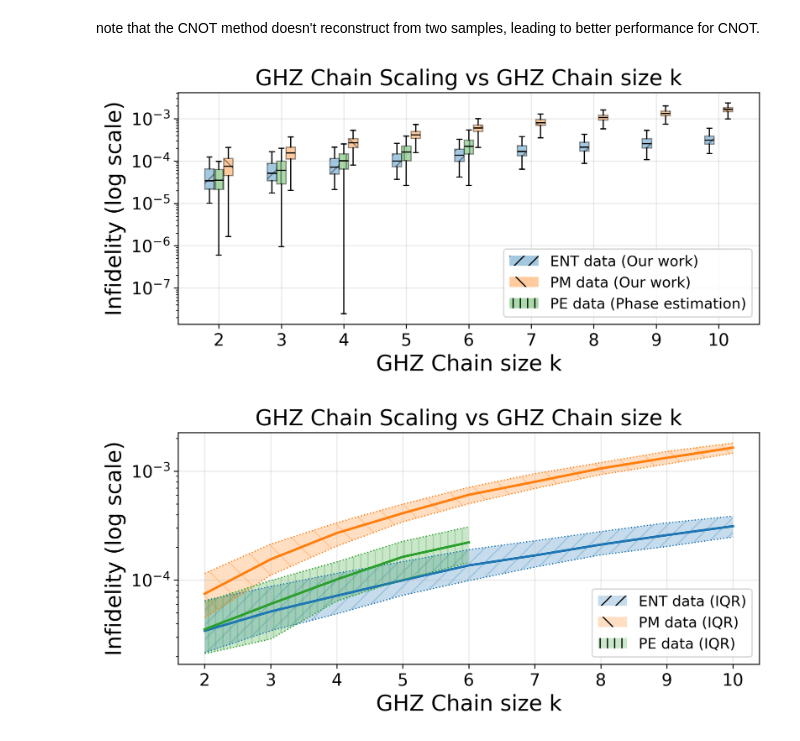
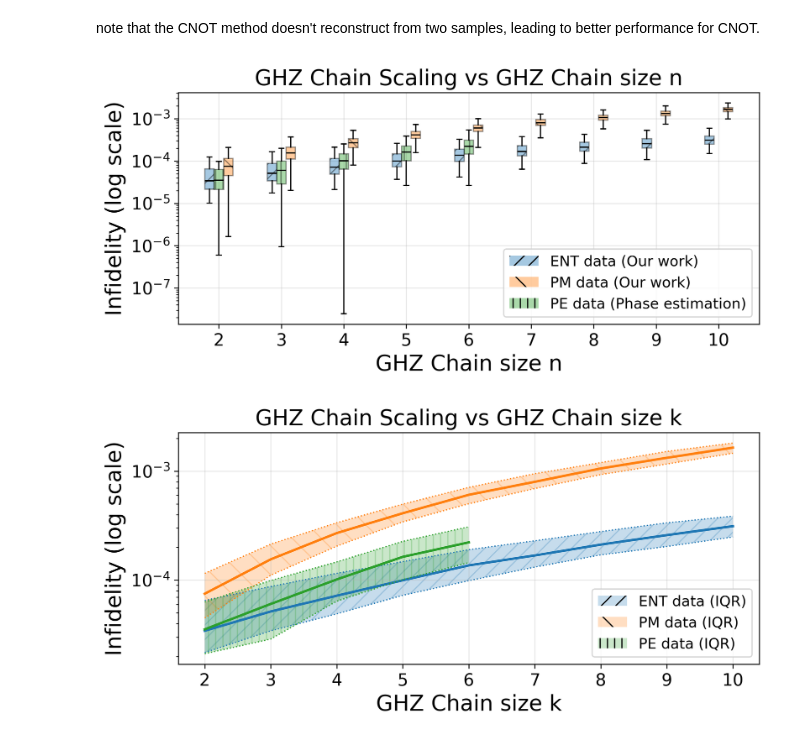
Before and after one commit to ypwk/pure-state-tomography, a Jupyter notebook: paper_plotting.ipynb, the cells around one changed output. Saved outputs shown, nothing was run; the diff lists cells and outputs as text; code cells hidden in the pictures.

```diff
--- a/paper_plotting.ipynb
+++ b/paper_plotting.ipynb
@@ -794,38 +794,38 @@ def plot_simple_noise_scaling(
     ax.set_yscale("log")
     ax.set_xticks(ks)
     ax.set_xticklabels([str(k) for k in ks])
-    ax.set_xlabel("GHZ Chain size k")
+    ax.set_xlabel("GHZ Chain size n")
     ax.set_ylabel("Infidelity (log scale)")
-    ax.set_title("GHZ Chain Scaling vs GHZ Chain size k")
+    ax.set_title("GHZ Chain Scaling vs GHZ Chain size n")
     ax.grid(alpha=0.3)
 
     mst_patch = mpatches.Patch(facecolor=color_mst, alpha=0.4, hatch="//",
                                label="ENT data (Our work)")
     pm_patch  = mpatches.Patch(facecolor=color_pm,  alpha=0.4, hatch="\\",
                                label="PM data (Our work)")
     csv_patch = mpatches.Patch(facecolor=color_pe, alpha=0.4, hatch="||", label="PE data (Phase estimation)")
     ax.legend(handles=[mst_patch, pm_patch, csv_patch], loc="lower right")
 
     plt.tight_layout()
     plt.show()
 
 
 # ============================================================
 # === Call it =================================================
 # ============================================================
 
 plot_simple_noise_scaling(
     n_min=2,
     n_max=15,
     p_1q=4.239e-4,   # from custom_params["p_1q"]
     p_2q=3.416e-3,   # from custom_params["p_2q"]
     p_meas=1e-2,     # from custom_params["p_meas"]
     shots=16384,
     dim_alpha=1.0,
     plot_fit=False
 )
 # %% [output]
-[figure, old version]
+[figure, new version]
 # %%
 import numpy as np
 
```
Also changed, not shown: parts of 3 cells of this notebook, 35 other files.
